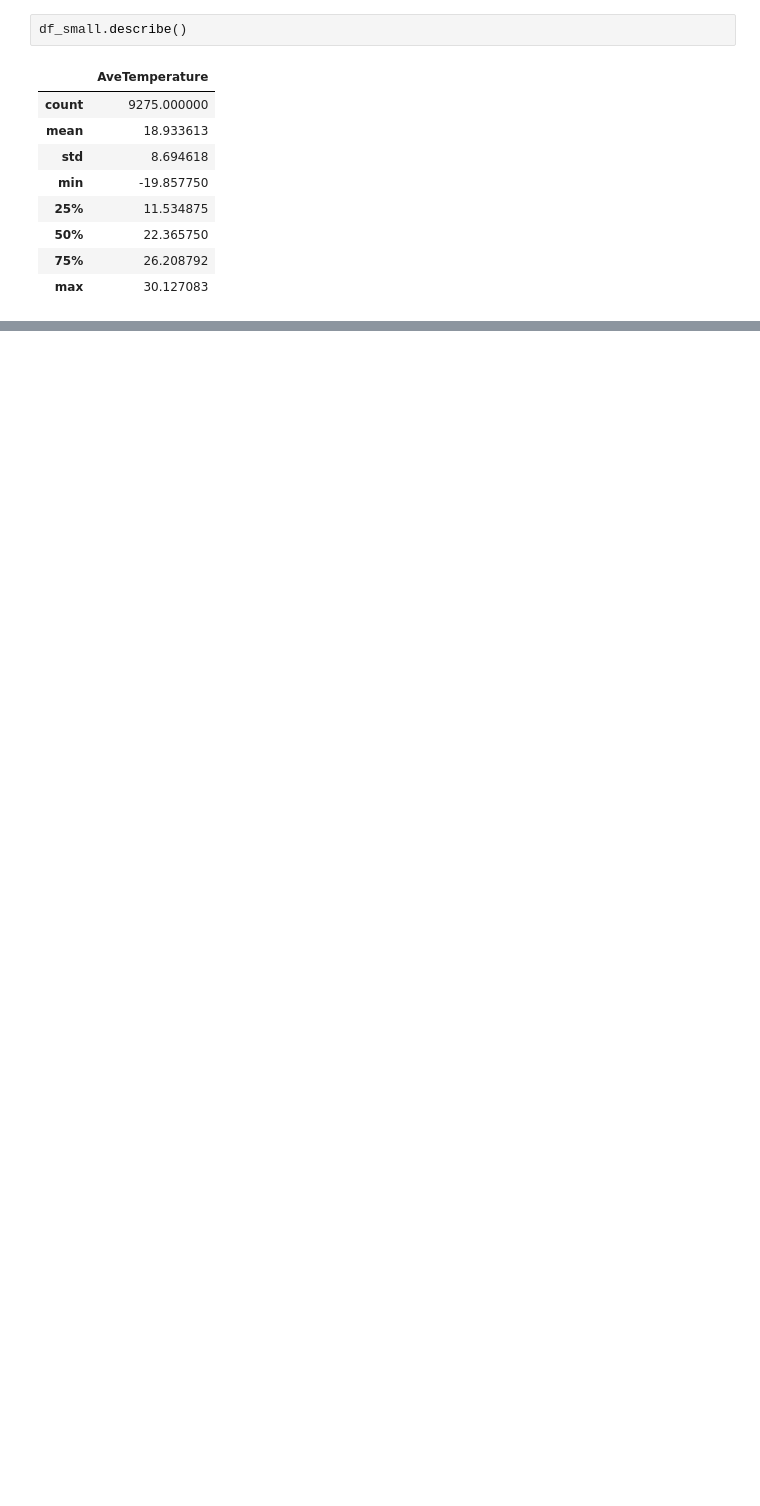
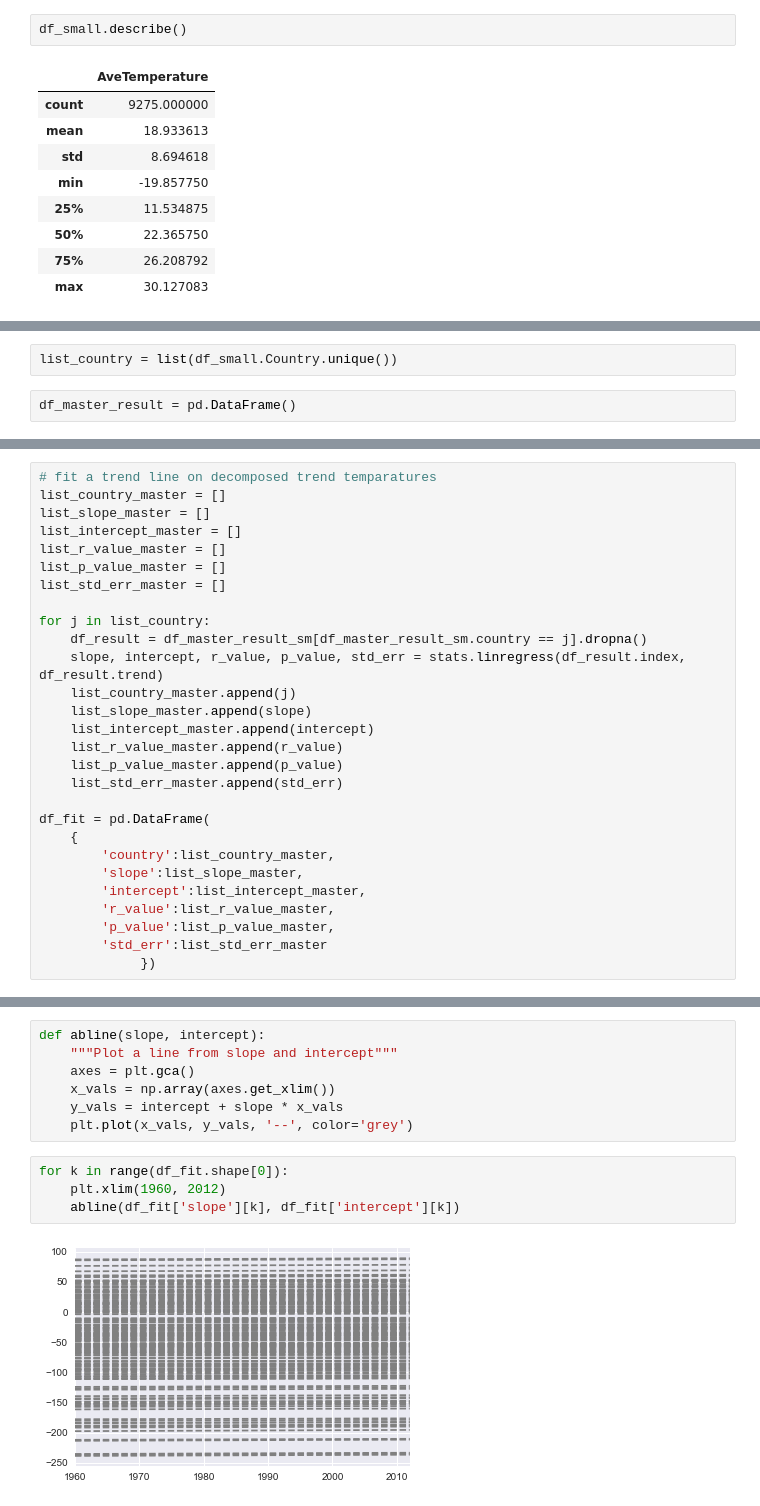
Before and after one commit to masamurai/AppliedDataScience, a Jupyter notebook: project/notebooks/12-time-series.ipynb, the cells around one changed output, grey strips where cells are left out. Cells and saved outputs as stored; diff of their text form; blank space fills up the shorter version.

```diff
--- a/project/notebooks/12-time-series.ipynb
+++ b/project/notebooks/12-time-series.ipynb
@@ -125,0 +138,4 @@ AttributeError: 'Int64Index' object has no attribute 'inferred_freq'
+# %%
+list_country = list(df_small.Country.unique())
+# %%
+df_master_result = pd.DataFrame()
@@ -125,0 +154,28 @@ AttributeError: 'Int64Index' object has no attribute 'inferred_freq'
+# %%
+# fit a trend line on decomposed trend temparatures
+list_country_master = []
+list_slope_master = []
+list_intercept_master = []
+list_r_value_master = []
+list_p_value_master = []
+list_std_err_master = []
+
+for j in list_country:
+    df_result = df_master_result_sm[df_master_result_sm.country == j].dropna()
+    slope, intercept, r_value, p_value, std_err = stats.linregress(df_result.index, df_result.trend)
+    list_country_master.append(j)
+    list_slope_master.append(slope)
+    list_intercept_master.append(intercept)
+    list_r_value_master.append(r_value)
+    list_p_value_master.append(p_value)
+    list_std_err_master.append(std_err)
+
+df_fit = pd.DataFrame(
+    {
+        'country':list_country_master,
+        'slope':list_slope_master,
+        'intercept':list_intercept_master,
+        'r_value':list_r_value_master,
+        'p_value':list_p_value_master,
+        'std_err':list_std_err_master
+             })
@@ -125,0 +191,13 @@ AttributeError: 'Int64Index' object has no attribute 'inferred_freq'
+# %%
+def abline(slope, intercept):
+    """Plot a line from slope and intercept"""
+    axes = plt.gca()
+    x_vals = np.array(axes.get_xlim())
+    y_vals = intercept + slope * x_vals
+    plt.plot(x_vals, y_vals, '--', color='grey')
+# %%
+for k in range(df_fit.shape[0]):
+    plt.xlim(1960, 2012)
+    abline(df_fit['slope'][k], df_fit['intercept'][k])
+# %% [output]
+[figure, added]
```
Also changed, not shown: parts of 24 cells of this notebook.
